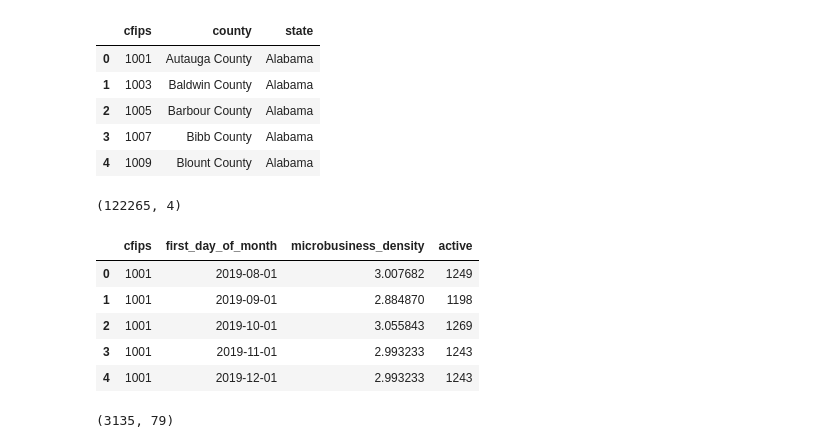
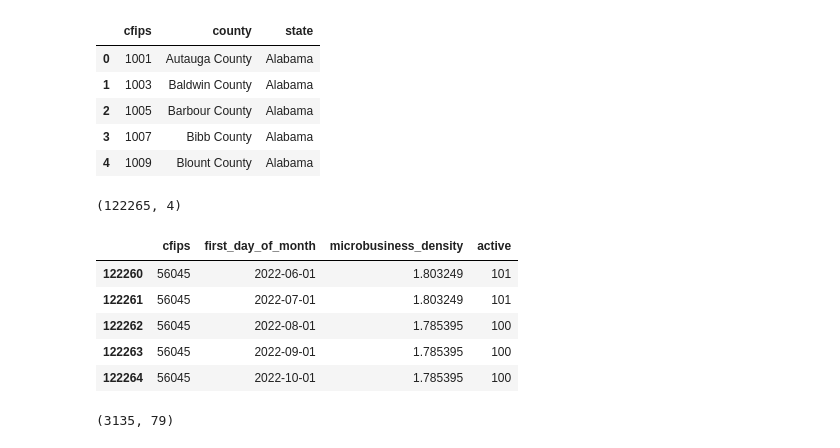
Before and after one commit to nic-hooper/microbusiness_density, a Jupyter notebook: checkpoint2.ipynb, the cells around one changed output. Saved outputs shown, nothing was run; the diff lists cells and outputs as text; code cells hidden in the pictures.

```diff
--- a/checkpoint2.ipynb
+++ b/checkpoint2.ipynb
@@ -22,15 +22,15 @@ cfips_index.head()
 | 4 | 1009 | Blount County | Alabama |
 # %%
 print(mbd.shape)
-mbd.head()
+mbd.tail()
 # %% [output]
 (122265, 4)
 |  | cfips | first_day_of_month | microbusiness_density | active |
-| 0 | 1001 | 2019-08-01 | 3.007682 | 1249 |
-| 1 | 1001 | 2019-09-01 | 2.884870 | 1198 |
-| 2 | 1001 | 2019-10-01 | 3.055843 | 1269 |
-| 3 | 1001 | 2019-11-01 | 2.993233 | 1243 |
-| 4 | 1001 | 2019-12-01 | 2.993233 | 1243 |
+| 122260 | 56045 | 2022-06-01 | 1.803249 | 101 |
+| 122261 | 56045 | 2022-07-01 | 1.803249 | 101 |
+| 122262 | 56045 | 2022-08-01 | 1.785395 | 100 |
+| 122263 | 56045 | 2022-09-01 | 1.785395 | 100 |
+| 122264 | 56045 | 2022-10-01 | 1.785395 | 100 |
 # %%
 # transpose the date data so each unique cfips is in its own row
 
```
Also changed, not shown: parts of 3 cells of this notebook, 1 other file.
